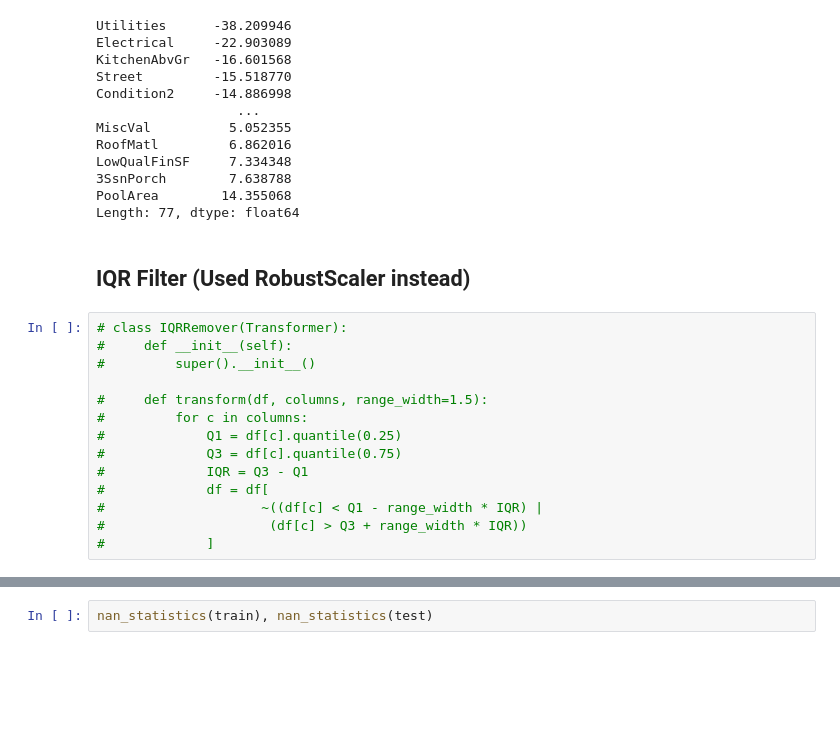
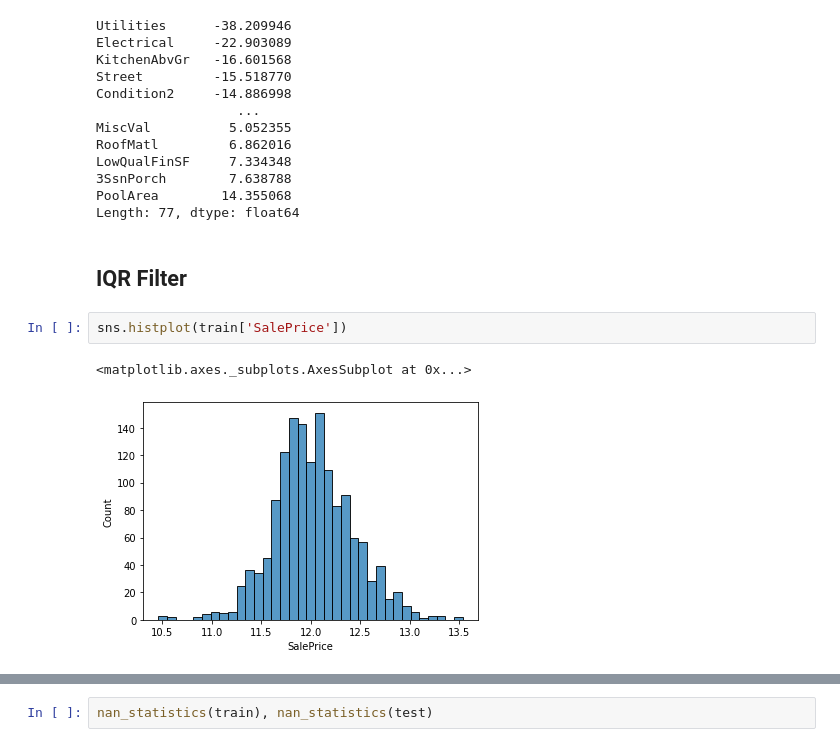
Before and after one commit to PashaIanko/Kaggle.HousePrices, a Jupyter notebook: House_Prices.ipynb, the cells around one changed output, grey strips where cells are left out. Cells and saved outputs as stored; diff of their text form; blank space fills up the shorter version.

```diff
--- a/House_Prices.ipynb
+++ b/House_Prices.ipynb
@@ -659,18 +689,9 @@ LowQualFinSF     7.334348
 PoolArea        14.355068
 Length: 77, dtype: float64
 # %% [markdown]
-## **IQR Filter (Used RobustScaler instead)**
+## **IQR Filter**
-# %%
-# class IQRRemover(Transformer):
-#     def __init__(self):
-#         super().__init__()
-
-#     def transform(df, columns, range_width=1.5):
-#         for c in columns:
-#             Q1 = df[c].quantile(0.25)
-#             Q3 = df[c].quantile(0.75)
-#             IQR = Q3 - Q1
-#             df = df[
-#                    ~((df[c] < Q1 - range_width * IQR) |
-#                     (df[c] > Q3 + range_width * IQR))
-#             ]
+# %%
+sns.histplot(train['SalePrice'])
+# %% [output]
+<matplotlib.axes._subplots.AxesSubplot at 0x...>
+[figure, added]
```
Also changed, not shown: parts of 23 cells of this notebook.
